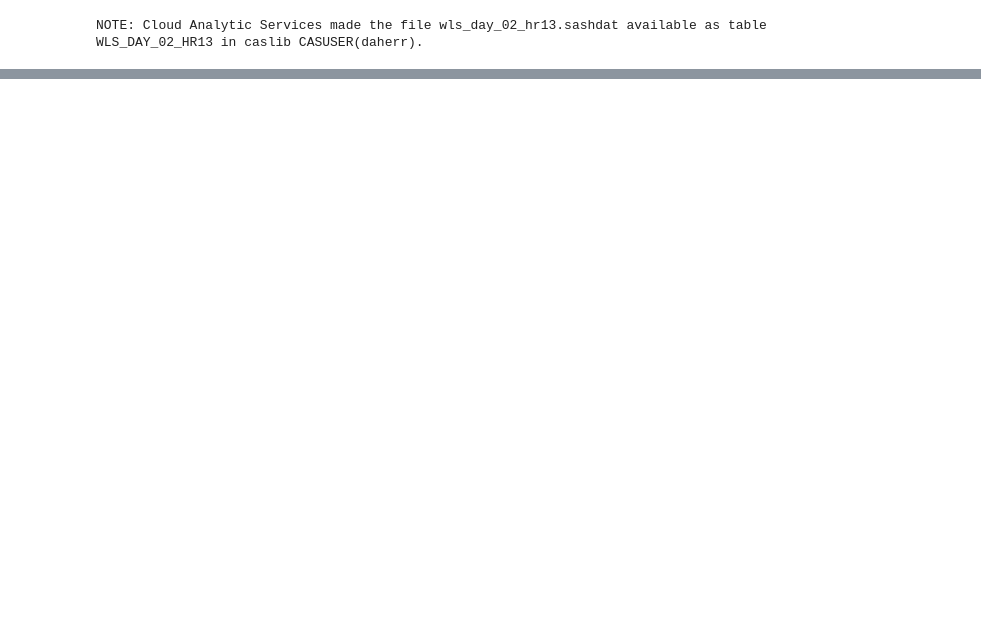
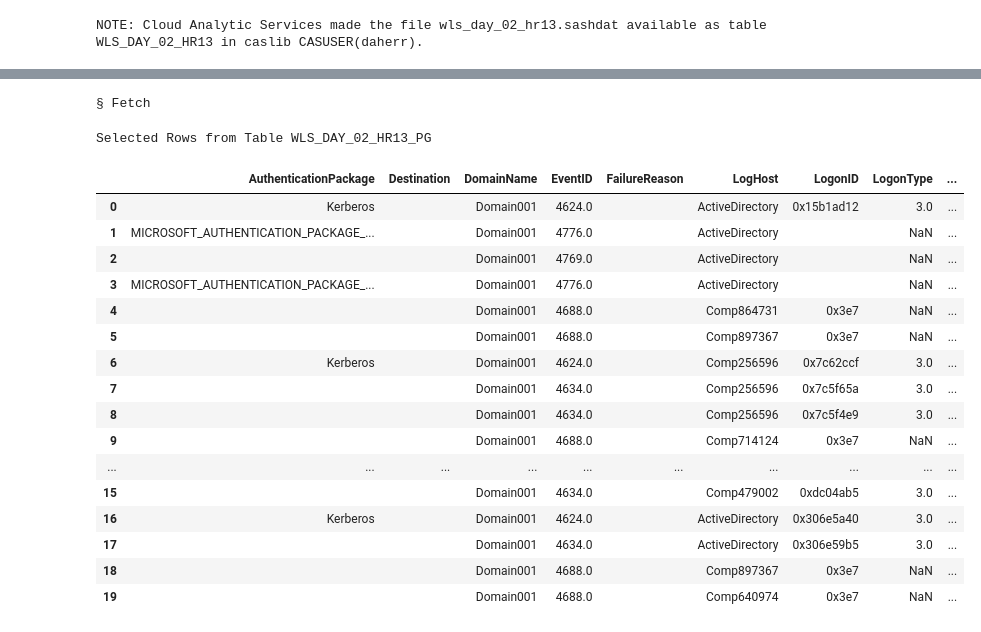
Before and after one commit to sascommunities/sas-global-forum-2019, a Jupyter notebook: 3601-2019-Herrick/notebooks/04_AddPeerGrouping.ipynb, the cells around one changed output, grey strips where cells are left out. Cells and saved outputs as stored; diff of their text form; code cells hidden in the pictures; blank space fills up the shorter version.

```diff
--- a/3601-2019-Herrick/notebooks/04_AddPeerGrouping.ipynb
+++ b/3601-2019-Herrick/notebooks/04_AddPeerGrouping.ipynb
@@ -112,0 +82,22 @@ plt.show()
+# %%
+conn.fetch(table={'name':'wls_day_02_hr13_pg'}, maxrows=20)
+# %% [output]
+§ Fetch
+Selected Rows from Table WLS_DAY_02_HR13_PG
+|  | AuthenticationPackage | Destination | DomainName | EventID | FailureReason | LogHost | LogonID | LogonType | ... |
+| 0 | Kerberos |  | Domain001 | 4624.0 |  | ActiveDirectory | 0x15b1ad12 | 3.0 | ... |
+| 1 | MICROSOFT_AUTHENTICATION_PACKAGE_... |  | Domain001 | 4776.0 |  | ActiveDirectory |  | NaN | ... |
+| 2 |  |  | Domain001 | 4769.0 |  | ActiveDirectory |  | NaN | ... |
+| 3 | MICROSOFT_AUTHENTICATION_PACKAGE_... |  | Domain001 | 4776.0 |  | ActiveDirectory |  | NaN | ... |
+| 4 |  |  | Domain001 | 4688.0 |  | Comp864731 | 0x3e7 | NaN | ... |
+| 5 |  |  | Domain001 | 4688.0 |  | Comp897367 | 0x3e7 | NaN | ... |
+| 6 | Kerberos |  | Domain001 | 4624.0 |  | Comp256596 | 0x7c62ccf | 3.0 | ... |
+| 7 |  |  | Domain001 | 4634.0 |  | Comp256596 | 0x7c5f65a | 3.0 | ... |
+| 8 |  |  | Domain001 | 4634.0 |  | Comp256596 | 0x7c5f4e9 | 3.0 | ... |
+| 9 |  |  | Domain001 | 4688.0 |  | Comp714124 | 0x3e7 | NaN | ... |
+| ... | ... | ... | ... | ... | ... | ... | ... | ... | ... |
+| 15 |  |  | Domain001 | 4634.0 |  | Comp479002 | 0xdc04ab5 | 3.0 | ... |
+| 16 | Kerberos |  | Domain001 | 4624.0 |  | ActiveDirectory | 0x306e5a40 | 3.0 | ... |
+| 17 |  |  | Domain001 | 4634.0 |  | ActiveDirectory | 0x306e59b5 | 3.0 | ... |
+| 18 |  |  | Domain001 | 4688.0 |  | Comp897367 | 0x3e7 | NaN | ... |
+| 19 |  |  | Domain001 | 4688.0 |  | Comp640974 | 0x3e7 | NaN | ... |
```
Also changed, not shown: parts of 17 cells of this notebook, 6 other files.
